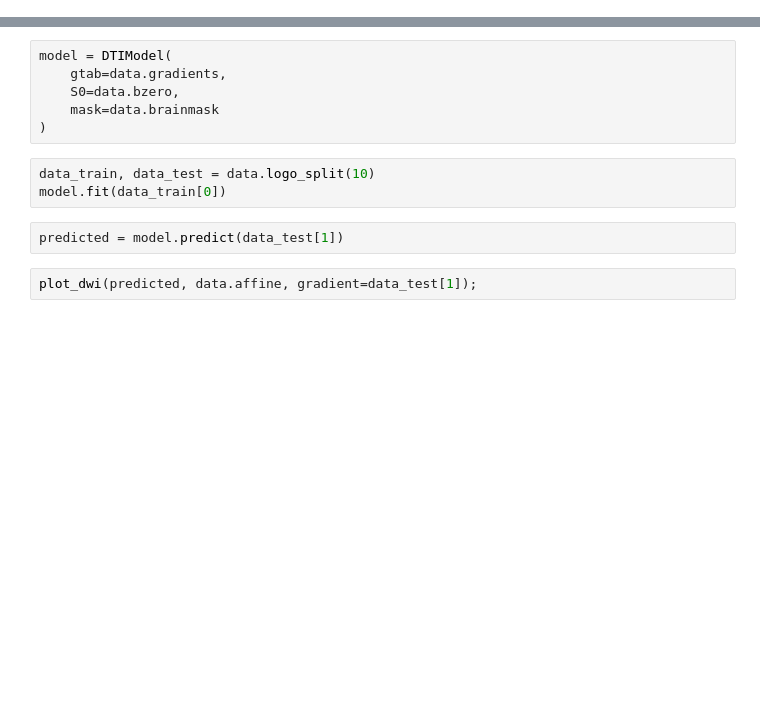
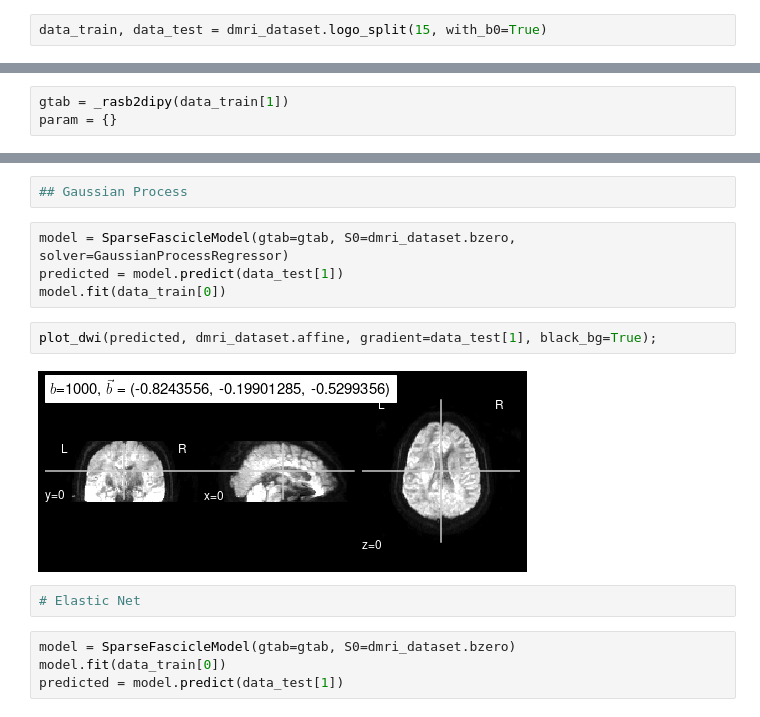
Before and after one commit to nipreps/eddymotion, a Jupyter notebook: docs/notebooks/Testing GP model.ipynb, the cells around one changed output, grey strips where cells are left out. Drawn from its saved outputs; the diff is of its cells as text; blank space fills up the shorter version.

Commit message:
update model

```diff
--- a/docs/notebooks/Testing GP model.ipynb
+++ b/docs/notebooks/Testing GP model.ipynb
@@ -43,3 +32,5 @@ data = dmri.load(
+# %%
+data_train, data_test = dmri_dataset.logo_split(15, with_b0=True)
 # %%
 def _rasb2dipy(gradient):
     gradient = np.asanyarray(gradient)
@@ -60 +54,4 @@ def _rasb2dipy(gradient):
+# %%
+gtab = _rasb2dipy(data_train[1])
+param = {}
 # %%
@@ -228,13 +109,16 @@ class SparseFascicleModel:
-# %%
-model = DTIModel(
-    gtab=data.gradients,
-    S0=data.bzero,
-    mask=data.brainmask
-)
-# %%
-data_train, data_test = data.logo_split(10)
-model.fit(data_train[0])
-# %%
-predicted = model.predict(data_test[1])
+# %%
+## Gaussian Process
+# %%
+model = SparseFascicleModel(gtab=gtab, S0=dmri_dataset.bzero, solver=GaussianProcessRegressor)
+predicted = model.predict(data_test[1])
+model.fit(data_train[0])
 # %%
-plot_dwi(predicted, data.affine, gradient=data_test[1]);
+plot_dwi(predicted, dmri_dataset.affine, gradient=data_test[1], black_bg=True);
+# %% [output]
+[figure, added]
+# %%
+# Elastic Net
+# %%
+model = SparseFascicleModel(gtab=gtab, S0=dmri_dataset.bzero)
+model.fit(data_train[0])
+predicted = model.predict(data_test[1])
```
Also changed, not shown: parts of 14 cells of this notebook, 1 other file.
